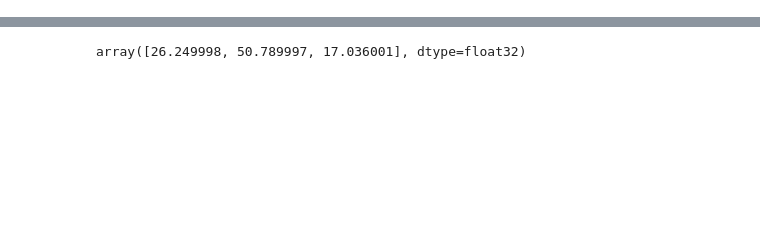
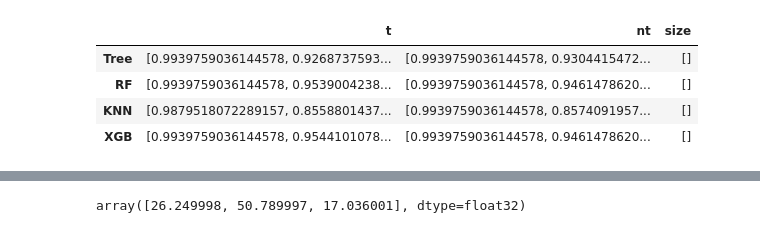
Before and after one commit to sdariza/Assignment_2_DM, a Jupyter notebook: codes/data.ipynb, the cells around one changed output, grey strips where cells are left out. Cells and saved outputs as stored; diff of their text form; code cells hidden in the pictures; blank space fills up the shorter version.

```diff
--- a/codes/data.ipynb
+++ b/codes/data.ipynb
@@ -341,0 +615,9 @@ dict_models2
+# %%
+DF2 = pd.DataFrame.from_dict(dict_models2, orient='index')
+DF2
+# %% [output]
+|  | t | nt | size |
+| Tree | [0.9939759036144578, 0.9268737593... | [0.9939759036144578, 0.9304415472... | [] |
+| RF | [0.9939759036144578, 0.9539004238... | [0.9939759036144578, 0.9461478620... | [] |
+| KNN | [0.9879518072289157, 0.8558801437... | [0.9939759036144578, 0.8574091957... | [] |
+| XGB | [0.9939759036144578, 0.9544101078... | [0.9939759036144578, 0.9461478620... | [] |
```
Also changed, not shown: parts of 33 cells of this notebook, 10 other files.
